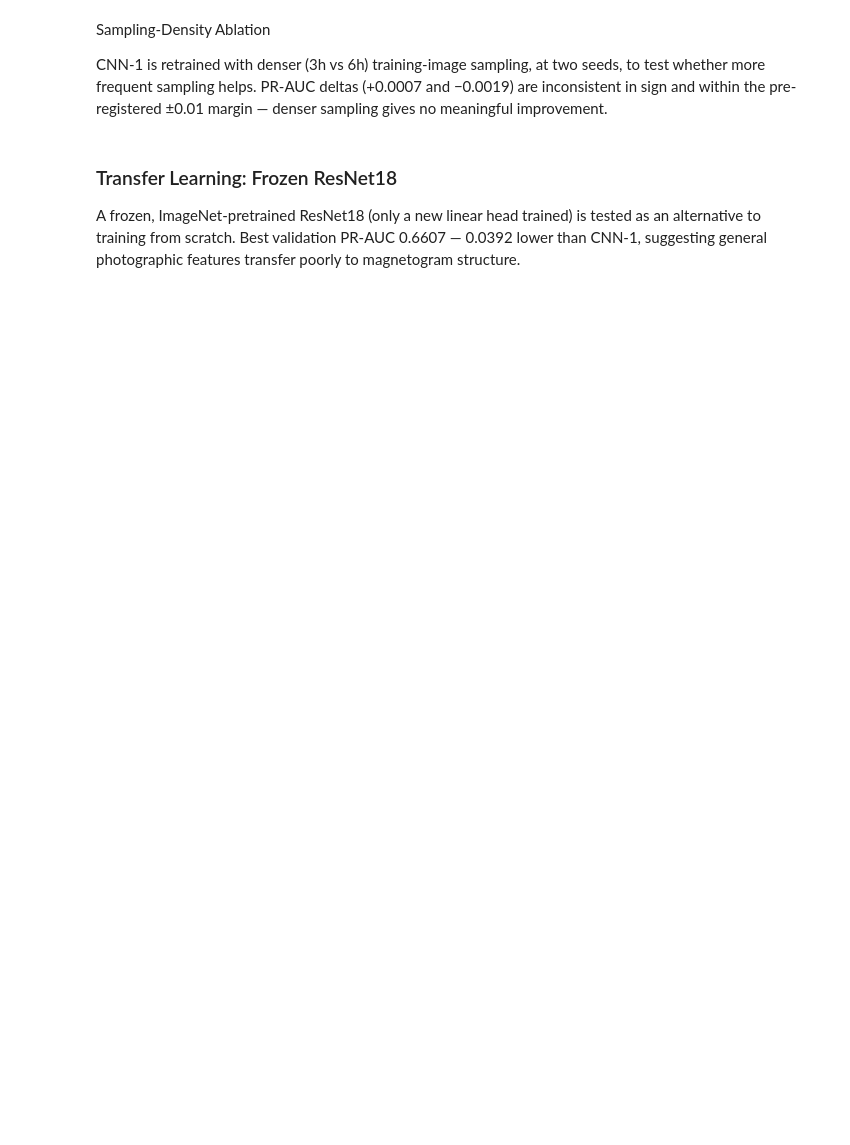
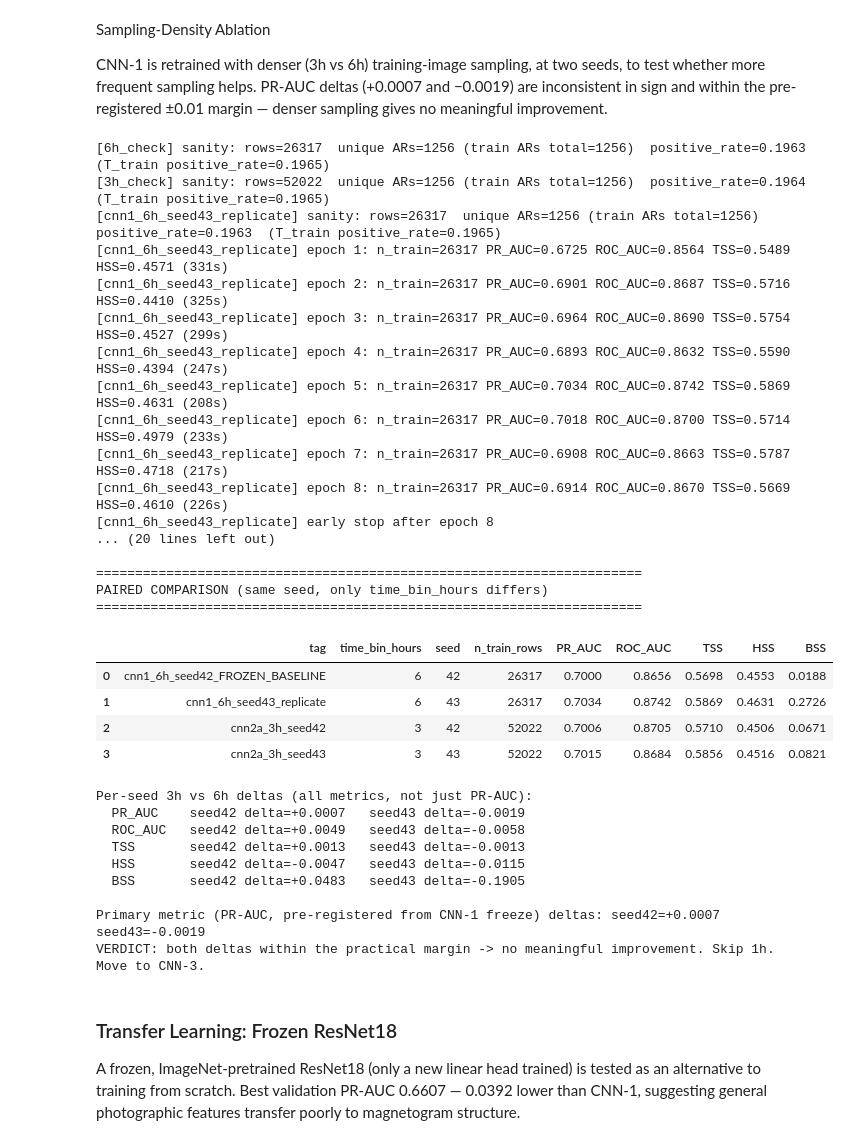
Before and after one commit to EsayasDS/Solar-flare-forecasting, a Jupyter notebook: solar-flare-forecasting.ipynb, the cells around one changed output. Cells and saved outputs as stored; diff of their text form; code cells hidden in the pictures; blank space fills up the shorter version.

```diff
--- a/solar-flare-forecasting.ipynb
+++ b/solar-flare-forecasting.ipynb
@@ -1579,34 +1645,66 @@ exp_df = pd.DataFrame(experiment_log)
 exp_df.to_csv("/kaggle/working/cnn_sampling_ablation.csv", index=False)
 print("\n" + "="*70)
 print("PAIRED COMPARISON (same seed, only time_bin_hours differs)")
 print("="*70)
 display(exp_df[["tag","time_bin_hours","seed","n_train_rows","PR_AUC","ROC_AUC","TSS","HSS","BSS"]].round(4))
 
 PRACTICAL_MARGIN = 0.01  # pre-specified practical screening margin, NOT a statistical significance threshold
 p42_6h = exp_df[(exp_df.seed==42)&(exp_df.time_bin_hours==6)].iloc[0]
 p42_3h = exp_df[(exp_df.seed==42)&(exp_df.time_bin_hours==3)].iloc[0]
 p43_6h = exp_df[(exp_df.seed==43)&(exp_df.time_bin_hours==6)].iloc[0]
 p43_3h = exp_df[(exp_df.seed==43)&(exp_df.time_bin_hours==3)].iloc[0]
 
 print("\nPer-seed 3h vs 6h deltas (all metrics, not just PR-AUC):")
 for metric in ("PR_AUC","ROC_AUC","TSS","HSS","BSS"):
     d42 = p42_3h[metric] - p42_6h[metric]
     d43 = p43_3h[metric] - p43_6h[metric]
     print(f"  {metric:8s}  seed42 delta={d42:+.4f}   seed43 delta={d43:+.4f}")
 
 d42_pr = p42_3h["PR_AUC"] - p42_6h["PR_AUC"]
 d43_pr = p43_3h["PR_AUC"] - p43_6h["PR_AUC"]
 print(f"\nPrimary metric (PR-AUC, pre-registered from CNN-1 freeze) deltas: seed42={d42_pr:+.4f}  seed43={d43_pr:+.4f}")
 
 if d42_pr > PRACTICAL_MARGIN and d43_pr > PRACTICAL_MARGIN:
     print("VERDICT: 3h improves PR-AUC in BOTH seeds beyond the practical margin -> run CNN-2b (1h) next.")
 elif d42_pr < -PRACTICAL_MARGIN and d43_pr < -PRACTICAL_MARGIN:
     print("VERDICT: 3h is WORSE in both seeds -> skip 1h/full-dataset. Keep CNN-1 (6h) as baseline. Move to CNN-3.")
-elif abs(d42_pr) <= PRACTICAL_MARGIN and abs(d43_pr) <= PRACTICAL_MARGIN:
+elif abs(d42_pr) <= PRACTICAL_ARGIN and abs(d43_pr) <= PRACTICAL_MARGIN:
     print("VERDICT: both deltas within the practical margin -> no meaningful improvement. Skip 1h. Move to CNN-3.")
 else:
     print("VERDICT: MIXED on PR-AUC -> do not auto-decide. Check the per-metric deltas above (a metric could move "
           "opposite to PR-AUC) before choosing whether to run 1h.")
+# %% [output]
+[6h_check] sanity: rows=26317  unique ARs=1256 (train ARs total=1256)  positive_rate=0.1963  (T_train positive_rate=0.1965)
+[3h_check] sanity: rows=52022  unique ARs=1256 (train ARs total=1256)  positive_rate=0.1964  (T_train positive_rate=0.1965)
+[cnn1_6h_seed43_replicate] sanity: rows=26317  unique ARs=1256 (train ARs total=1256)  positive_rate=0.1963  (T_train positive_rate=0.1965)
+[cnn1_6h_seed43_replicate] epoch 1: n_train=26317 PR_AUC=0.6725 ROC_AUC=0.8564 TSS=0.5489 HSS=0.4571 (331s)
+[cnn1_6h_seed43_replicate] epoch 2: n_train=26317 PR_AUC=0.6901 ROC_AUC=0.8687 TSS=0.5716 HSS=0.4410 (325s)
+[cnn1_6h_seed43_replicate] epoch 3: n_train=26317 PR_AUC=0.6964 ROC_AUC=0.8690 TSS=0.5754 HSS=0.4527 (299s)
+[cnn1_6h_seed43_replicate] epoch 4: n_train=26317 PR_AUC=0.6893 ROC_AUC=0.8632 TSS=0.5590 HSS=0.4394 (247s)
+[cnn1_6h_seed43_replicate] epoch 5: n_train=26317 PR_AUC=0.7034 ROC_AUC=0.8742 TSS=0.5869 HSS=0.4631 (208s)
+[cnn1_6h_seed43_replicate] epoch 6: n_train=26317 PR_AUC=0.7018 ROC_AUC=0.8700 TSS=0.5714 HSS=0.4979 (233s)
+[cnn1_6h_seed43_replicate] epoch 7: n_train=26317 PR_AUC=0.6908 ROC_AUC=0.8663 TSS=0.5787 HSS=0.4718 (217s)
+[cnn1_6h_seed43_replicate] epoch 8: n_train=26317 PR_AUC=0.6914 ROC_AUC=0.8670 TSS=0.5669 HSS=0.4610 (226s)
+[cnn1_6h_seed43_replicate] early stop after epoch 8
+... (20 lines left out)
+
+======================================================================
+PAIRED COMPARISON (same seed, only time_bin_hours differs)
+======================================================================
+|  | tag | time_bin_hours | seed | n_train_rows | PR_AUC | ROC_AUC | TSS | HSS | BSS |
+| 0 | cnn1_6h_seed42_FROZEN_BASELINE | 6 | 42 | 26317 | 0.7000 | 0.8656 | 0.5698 | 0.4553 | 0.0188 |
+| 1 | cnn1_6h_seed43_replicate | 6 | 43 | 26317 | 0.7034 | 0.8742 | 0.5869 | 0.4631 | 0.2726 |
+| 2 | cnn2a_3h_seed42 | 3 | 42 | 52022 | 0.7006 | 0.8705 | 0.5710 | 0.4506 | 0.0671 |
+| 3 | cnn2a_3h_seed43 | 3 | 43 | 52022 | 0.7015 | 0.8684 | 0.5856 | 0.4516 | 0.0821 |
+Per-seed 3h vs 6h deltas (all metrics, not just PR-AUC):
+  PR_AUC    seed42 delta=+0.0007   seed43 delta=-0.0019
+  ROC_AUC   seed42 delta=+0.0049   seed43 delta=-0.0058
+  TSS       seed42 delta=+0.0013   seed43 delta=-0.0013
+  HSS       seed42 delta=-0.0047   seed43 delta=-0.0115
+  BSS       seed42 delta=+0.0483   seed43 delta=-0.1905
+
+Primary metric (PR-AUC, pre-registered from CNN-1 freeze) deltas: seed42=+0.0007  seed43=-0.0019
+VERDICT: both deltas within the practical margin -> no meaningful improvement. Skip 1h. Move to CNN-3.
 # %% [markdown]
 ### Transfer Learning: Frozen ResNet18
 
```
Also changed, not shown: parts of 38 cells of this notebook.
